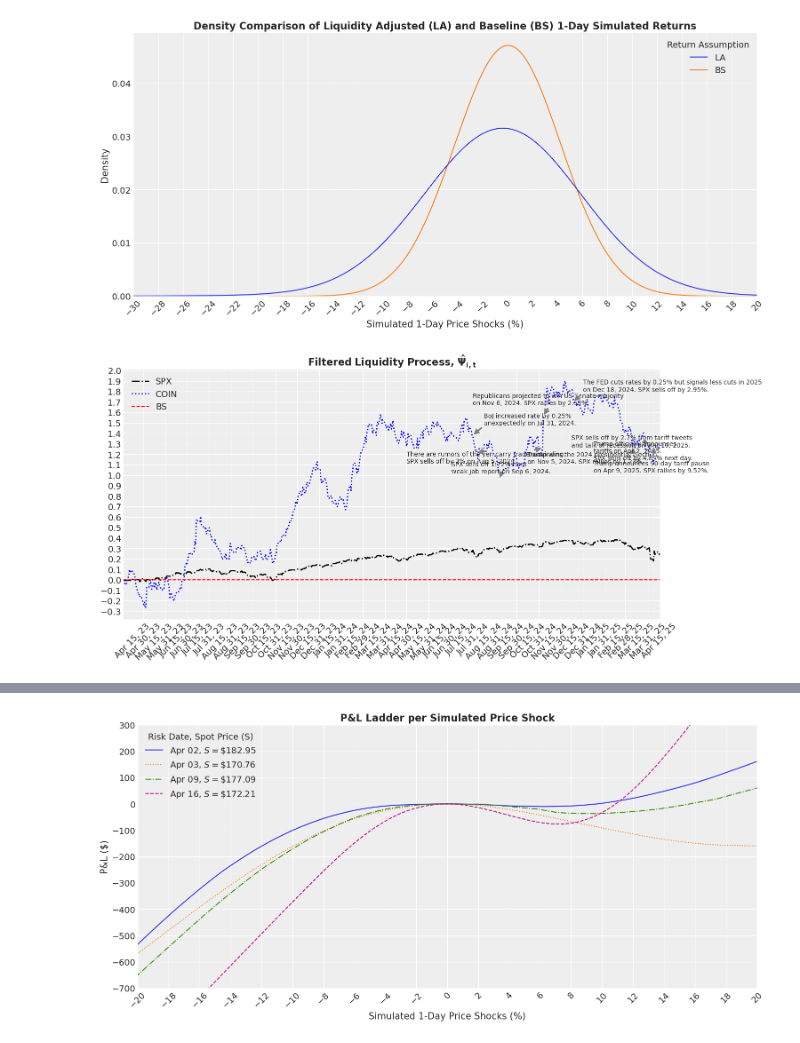
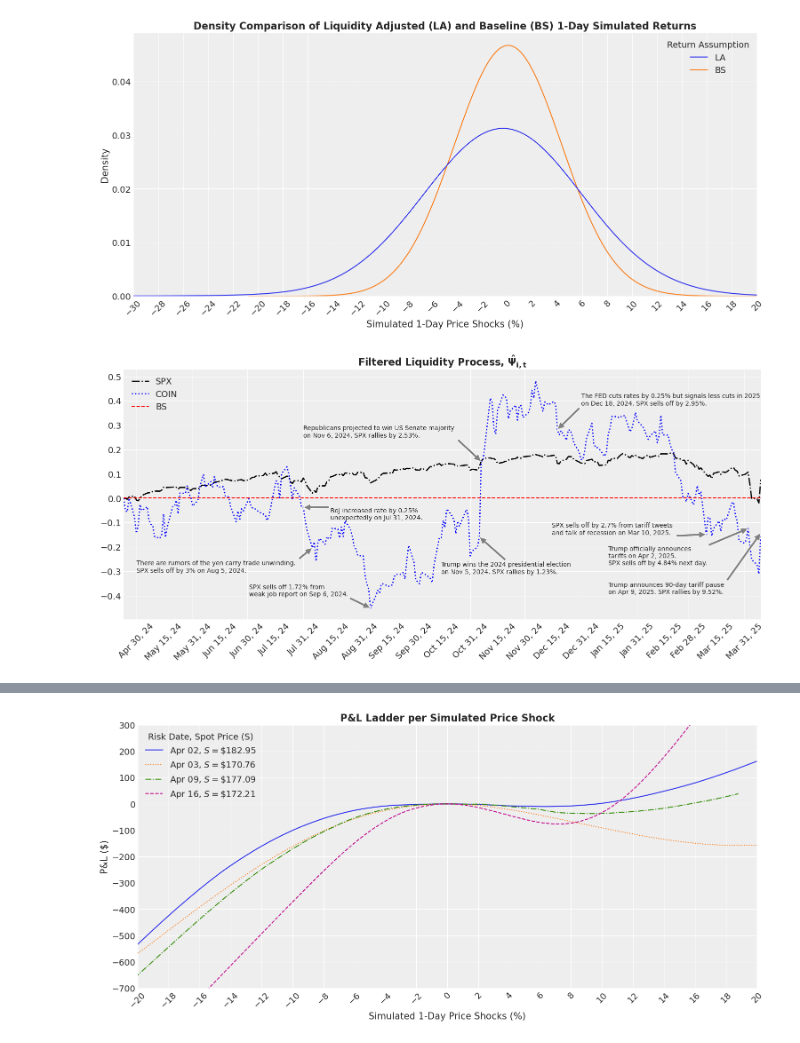
Before and after one commit to AnonymousJY/mkt-depth-n-resiliency, a Jupyter notebook: Study/Collar Asian/report_collar_asian2.ipynb, the cells around one changed output, grey strips where cells are left out. Saved outputs shown, nothing was run; the diff lists cells and outputs as text; code cells hidden in the pictures.

```diff
--- a/Study/Collar Asian/report_collar_asian2.ipynb
+++ b/Study/Collar Asian/report_collar_asian2.ipynb
@@ -254,6 +300,3 @@ estimated_params_pmle_COIN_20250415.csv
 estimated_params_pmle_COIN_20250416.csv
 estimated_params_pmle_COIN_20250417.csv
 0: Completed successfully P-MLE exercise given 1-days risk horizon.
-# %%
-pmle_params_df = get_pmle_estimated_params()
-pmle_params_df
@@ -379,7 +385,7 @@ def est_liquidity_process(params: pd.Series, observed_data: NDArray[np.float64],
     return Psi
 # %%
 n_paths = 10_000
-m_steps = 10
+m_steps = 20
 h = 1
 seed_number = 20251231
 
@@ -406,11 +412,13 @@ def simulate_shock_returns_base_helper(valuation_date: str) -> dict:
 
 
 def est_liquidity_process_helper(valuation_date: str) -> dict:
+    tmp_return_df = prices_df.loc[prices_df.index <= pd.to_datetime(valuation_date)].pct_change(periods=h)
+    tmp_return = tmp_return_df.iloc[-252:]
 
     output = {}
     for underlying_name in SET_OF_TICKERS:
         output[underlying_name] = est_liquidity_process(
-            pmle_params_df.xs(pd.to_datetime(valuation_date, format="%Y%m%d")).xs(underlying_name), return_df[underlying_name].to_numpy()[1:].reshape((-1, 1)), h
+            pmle_params_df.xs(pd.to_datetime(valuation_date, format="%Y%m%d")).xs(underlying_name), tmp_return[underlying_name].to_numpy()[1:].reshape((-1, 1)), h
         )
 
     return {valuation_date: output}
@@ -473,10 +501,12 @@ plt.show()
 # liquidity process for last date
 valuation_date_str = '20250409'
 
+index = return_df.loc[return_df.index <= pd.to_datetime(valuation_date_str)].iloc[-252:].index
+
 liquidity_process_df = pd.concat(
     [
-        pd.Series(liquidity_process_dict[valuation_date_str][SET_OF_TICKERS[0]].squeeze(), index=return_df.index, name=SET_OF_TICKERS[0]),
-        pd.Series(liquidity_process_dict[valuation_date_str][SET_OF_TICKERS[1]].squeeze(), index=return_df.index, name=SET_OF_TICKERS[1])
+        pd.Series(liquidity_process_dict[valuation_date_str][SET_OF_TICKERS[0]].squeeze(), index=index, name=SET_OF_TICKERS[0]),
+        pd.Series(liquidity_process_dict[valuation_date_str][SET_OF_TICKERS[1]].squeeze(), index=index, name=SET_OF_TICKERS[1])
     ],
     axis=1
 )
@@ -502,7 +532,7 @@ ax.tick_params(axis='x', which='both', labelrotation=45)
 ax.annotate(
     text="BoJ increased rate by 0.25% \nunexpectedly on Jul 31, 2024.",
     xy=(pd.to_datetime('20240731'), liquidity_process_df.xs('20240731')[SET_OF_TICKERS[1]]),
-    xytext=(pd.to_datetime('20240815'), liquidity_process_df.xs('20240731')[SET_OF_TICKERS[1]] + .1),
+    xytext=(pd.to_datetime('20240815'), liquidity_process_df.xs('20240731')[SET_OF_TICKERS[1]] - .05),
     arrowprops=dict(facecolor='grey')
 )
 
@@ -539,35 +569,35 @@ ax.annotate(
     xy=(pd.to_datetime('20241218'), liquidity_process_df.xs('20241218')[SET_OF_TICKERS[1]]),
     xytext=(pd.to_datetime('20241231'), liquidity_process_df.xs('20241218')[SET_OF_TICKERS[1]] + .1),
     arrowprops=dict(facecolor='grey')
 )
 
 ax.annotate(
     text="SPX sells off by 2.7% from tariff tweets \nand talk of recession on Mar 10, 2025.",
     xy=(pd.to_datetime('20250310'), liquidity_process_df.xs('20250310')[SET_OF_TICKERS[1]]),
     xytext=(pd.to_datetime('20241215'), liquidity_process_df.xs('20250310')[SET_OF_TICKERS[1]]),
     arrowprops=dict(facecolor='grey')
 )
 
 ax.annotate(
     text="Trump officially announces \ntariffs on Apr 2, 2025. \nSPX sells off by 4.84% next day.",
     xy=(pd.to_datetime('20250402'), liquidity_process_df.xs('20250402')[SET_OF_TICKERS[1]]),
     xytext=(pd.to_datetime('20250115'), liquidity_process_df.xs('20250402')[SET_OF_TICKERS[1]] - .15),
     arrowprops=dict(facecolor='grey')
 )
 
 ax.annotate(
     text="Trump announces 90-day tariff pause \non Apr 9, 2025. SPX rallies by 9.52%.",
     xy=(pd.to_datetime('20250409'), liquidity_process_df.xs('20250409')[SET_OF_TICKERS[1]]),
     xytext=(pd.to_datetime('20250115'), liquidity_process_df.xs('20250409')[SET_OF_TICKERS[1]] - .25),
     arrowprops=dict(facecolor='grey')
 )
 
 # plt.tight_layout()
-plt.xlim(return_df.index[0], return_df.index[-1])
+plt.xlim(index[0], index[-1])
 plt.savefig("filtered_liquidity_process.pdf", dpi=300)
 plt.show();
 # %% [output]
-[figure, old version]
+[figure, new version]
 # %%
 portfolio_pos_names_list = [
     'sVALUATION_DATE',
```
Also changed, not shown: parts of 25 cells of this notebook, 9 other files.
